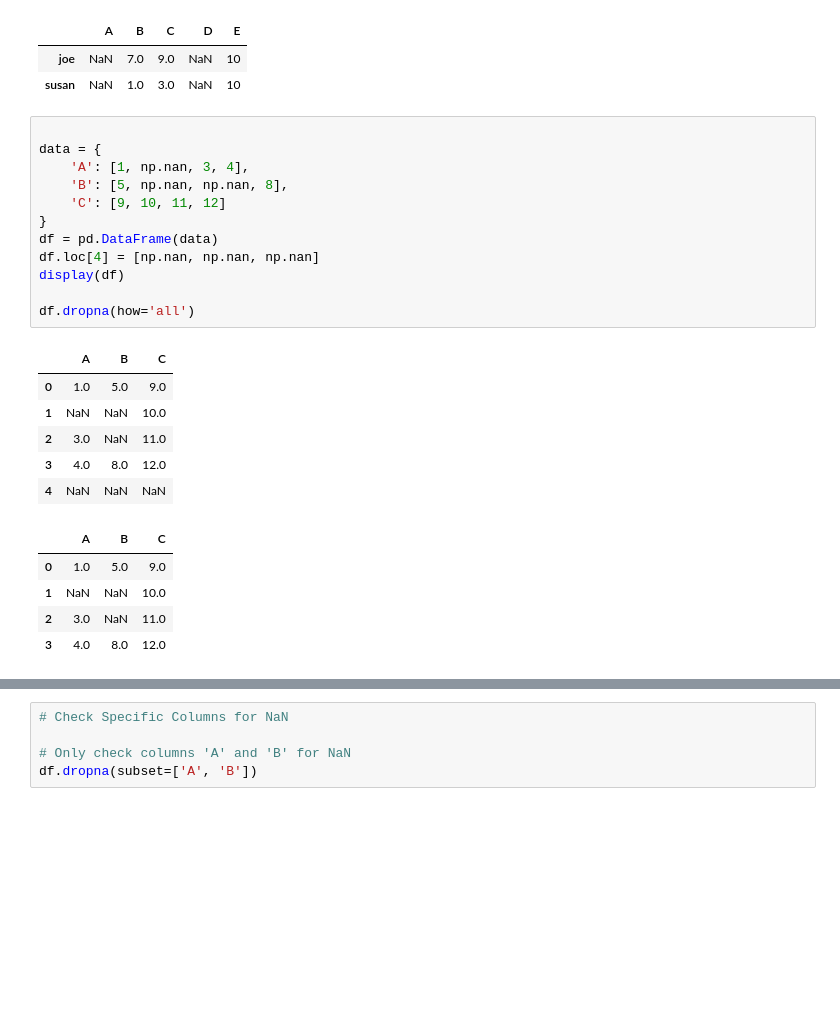
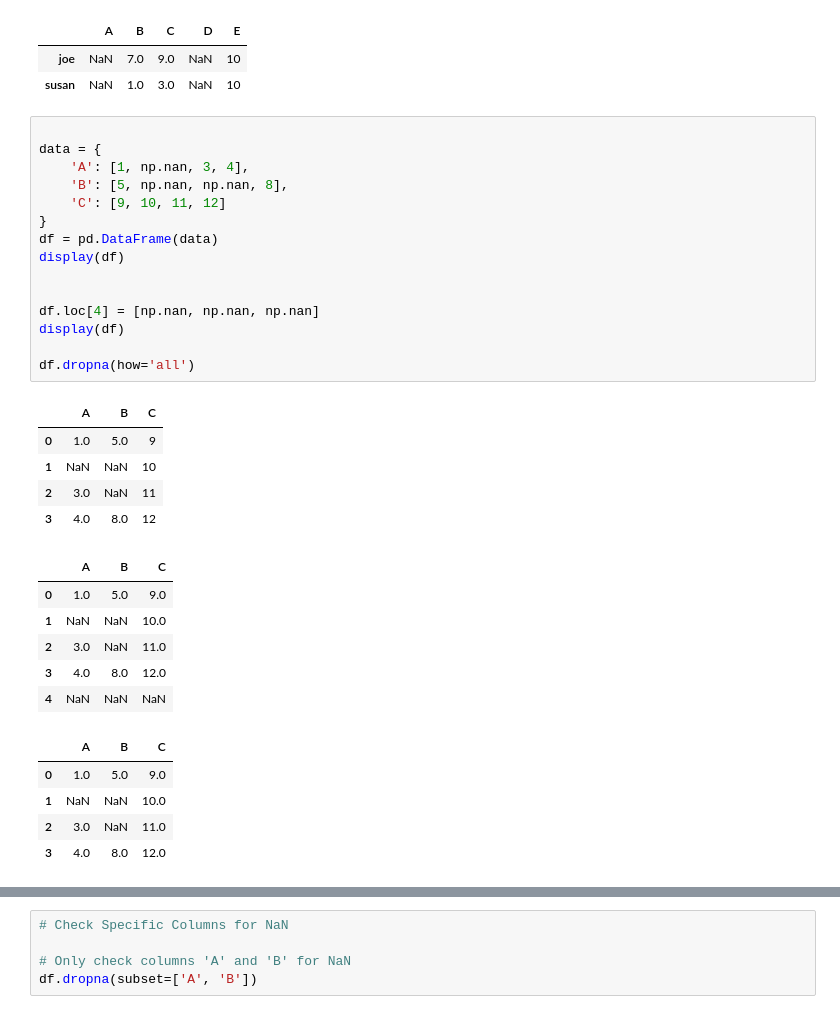
Before and after one commit to SyedTauhidUllahShah/DATA601W25, a Jupyter notebook: Week #3/Class #01/Data Wrangling.ipynb, the cells around one changed output, grey strips where cells are left out. Cells and saved outputs as stored; diff of their text form; blank space fills up the shorter version.

```diff
--- a/Week #3/Class #01/Data Wrangling.ipynb
+++ b/Week #3/Class #01/Data Wrangling.ipynb
@@ -78,24 +79,32 @@ display( result.dropna(thresh=2) )
 # %%
 
 data = {
     'A': [1, np.nan, 3, 4],
     'B': [5, np.nan, np.nan, 8],
     'C': [9, 10, 11, 12]
 }
 df = pd.DataFrame(data)
+display(df)
+
+
 df.loc[4] = [np.nan, np.nan, np.nan]
 display(df)
 
 df.dropna(how='all')
 # %% [output]
 |  | A | B | C |
-| 0 | 1.0 | 5.0 | 9.0 |
-| 1 | NaN | NaN | 10.0 |
-| 2 | 3.0 | NaN | 11.0 |
-| 3 | 4.0 | 8.0 | 12.0 |
-| 4 | NaN | NaN | NaN |
+| 0 | 1.0 | 5.0 | 9 |
+| 1 | NaN | NaN | 10 |
+| 2 | 3.0 | NaN | 11 |
+| 3 | 4.0 | 8.0 | 12 |
 |  | A | B | C |
 | 0 | 1.0 | 5.0 | 9.0 |
 | 1 | NaN | NaN | 10.0 |
 | 2 | 3.0 | NaN | 11.0 |
 | 3 | 4.0 | 8.0 | 12.0 |
+| 4 | NaN | NaN | NaN |
+|  | A | B | C |
+| 0 | 1.0 | 5.0 | 9.0 |
+| 1 | NaN | NaN | 10.0 |
+| 2 | 3.0 | NaN | 11.0 |
+| 3 | 4.0 | 8.0 | 12.0 |
```
Also changed, not shown: parts of 40 cells of this notebook, 1 other file.
